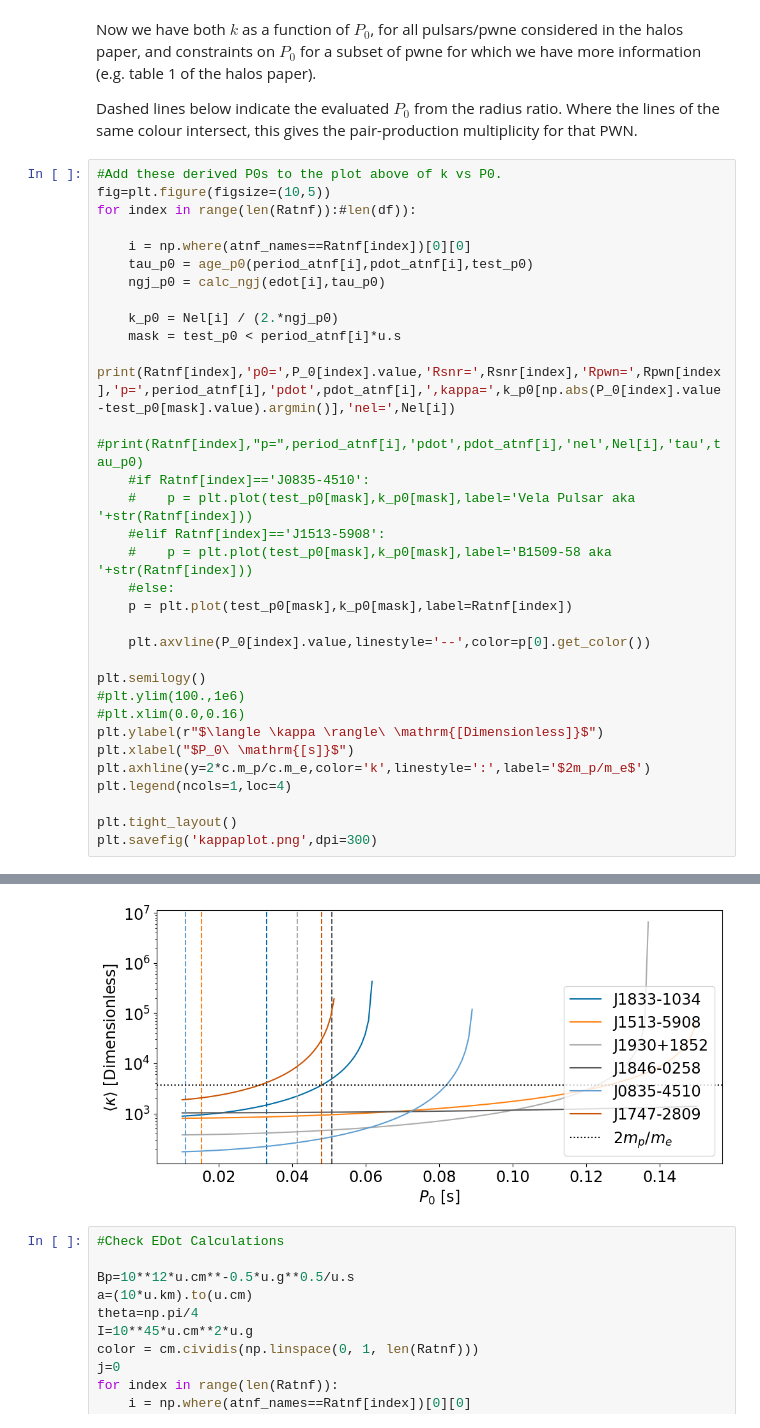
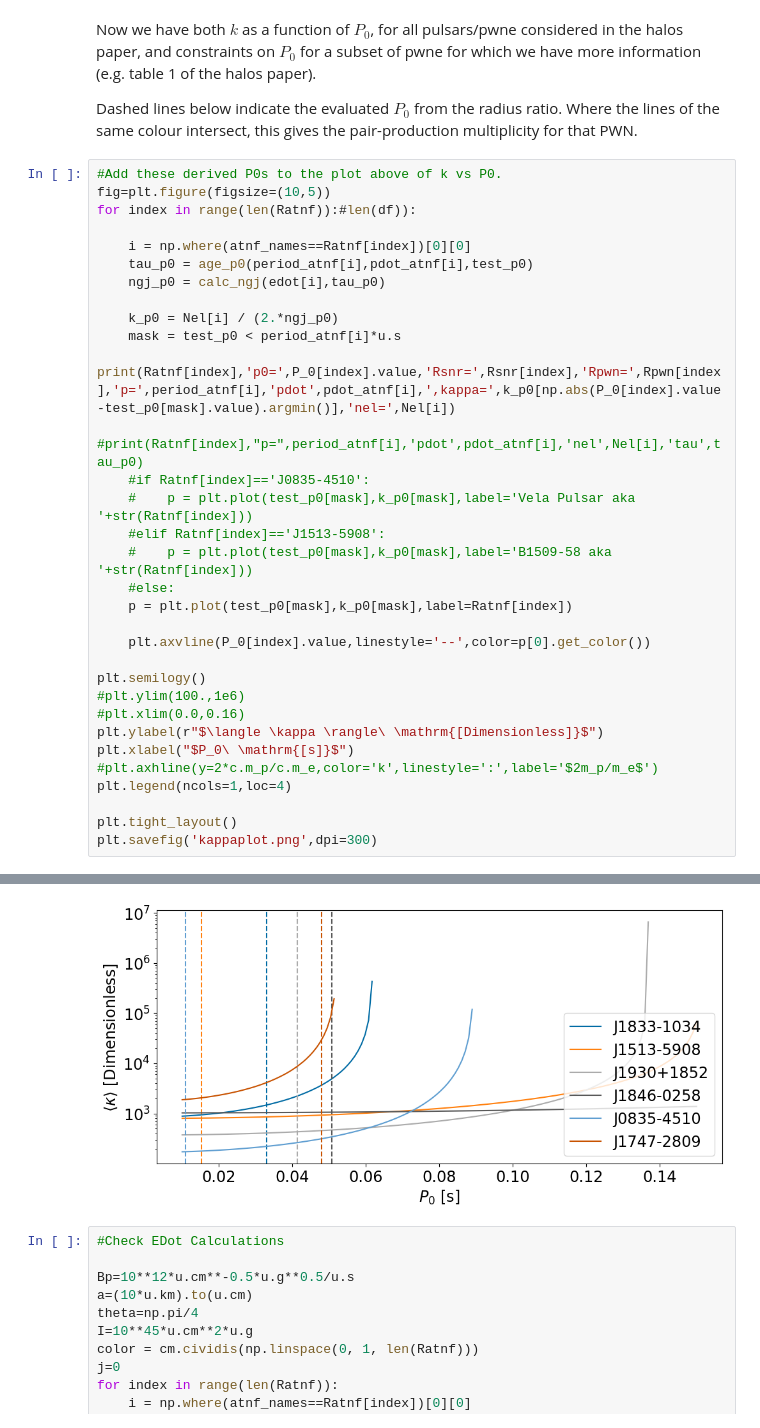
Before and after one commit to STSpencer/psrprops, a Jupyter notebook: PSR_PWN_Testing_giacintiedot.ipynb, the cells around one changed output, grey strips where cells are left out. Saved outputs shown, nothing was run; the diff lists cells and outputs as text.

```diff
--- a/PSR_PWN_Testing_giacintiedot.ipynb
+++ b/PSR_PWN_Testing_giacintiedot.ipynb
@@ -379,35 +379,35 @@ for index in range(len(Ratnf)):#len(df)):
 
     k_p0 = Nel[i] / (2.*ngj_p0)
     mask = test_p0 < period_atnf[i]*u.s
     print(Ratnf[index],'p0=',P_0[index].value,'Rsnr=',Rsnr[index],'Rpwn=',Rpwn[index],'p=',period_atnf[i],'pdot',pdot_atnf[i],',kappa=',k_p0[np.abs(P_0[index].value-test_p0[mask].value).argmin()],'nel=',Nel[i])
     #print(Ratnf[index],"p=",period_atnf[i],'pdot',pdot_atnf[i],'nel',Nel[i],'tau',tau_p0)
     #if Ratnf[index]=='J0835-4510':
     #    p = plt.plot(test_p0[mask],k_p0[mask],label='Vela Pulsar aka '+str(Ratnf[index]))
     #elif Ratnf[index]=='J1513-5908':
     #    p = plt.plot(test_p0[mask],k_p0[mask],label='B1509-58 aka '+str(Ratnf[index]))
     #else:
     p = plt.plot(test_p0[mask],k_p0[mask],label=Ratnf[index])
 
     plt.axvline(P_0[index].value,linestyle='--',color=p[0].get_color())
 
 plt.semilogy()
 #plt.ylim(100.,1e6)
 #plt.xlim(0.0,0.16)
 plt.ylabel(r"$\langle \kappa \rangle\ \mathrm{[Dimensionless]}$")
 plt.xlabel("$P_0\ \mathrm{[s]}$")
-plt.axhline(y=2*c.m_p/c.m_e,color='k',linestyle=':',label='$2m_p/m_e$')
+#plt.axhline(y=2*c.m_p/c.m_e,color='k',linestyle=':',label='$2m_p/m_e$')
 plt.legend(ncols=1,loc=4)
 
 plt.tight_layout()
 plt.savefig('kappaplot.png',dpi=300)
 # %% [output]
 J1833-1034 p0= 0.032953808907644225 Rsnr= 2.98 pc Rpwn= 0.8 pc p= 0.06188365001063282 pdot 2.020149962455173e-13 ,kappa= 1453.357354050249 nel= 4.5617898083450285e+48
 J1513-5908 p0= 0.015239410525787624 Rsnr= 38.4 pc Rpwn= 19.2 pc p= 0.15158194339345915 pdot 1.5286897617091928e-12 ,kappa= 809.6894405952792 nel= 5.139356514523224e+47
 J1930+1852 p0= 0.04130295131654276 Rsnr= 10.8 pc Rpwn= 2.7 pc p= 0.136855046957 pdot 7.5057e-13 ,kappa= 430.493710456857 nel= 5.05866694755819e+47
 J1846-0258 p0= 0.0507731171134841 Rsnr= 2.6 pc Rpwn= 0.58 pc p= 0.3265712883437141 pdot 7.107449727350634e-12 ,kappa= 1060.5998722318304 nel= 1.6232676579837958e+47
 J0835-4510 p0= 0.010861923156129938 Rsnr= 19.5 pc Rpwn= 12.2 pc p= 0.08932838502359318 pdot 1.2500779277088453e-13 ,kappa= 173.54049347840333 nel= 1.8657897360372003e+48
 J1747-2809 p0= 0.04787506158892769 Rsnr= 19.8 pc Rpwn= 2.5 pc p= 0.052152855 pdot 1.5557e-13 ,kappa= 26620.984742318306 nel= 1.246558459695207e+49
-[figure, old version]
+[figure, new version]
 # %%
 #Check EDot Calculations
 
```
Also changed, not shown: parts of 13 cells of this notebook.
